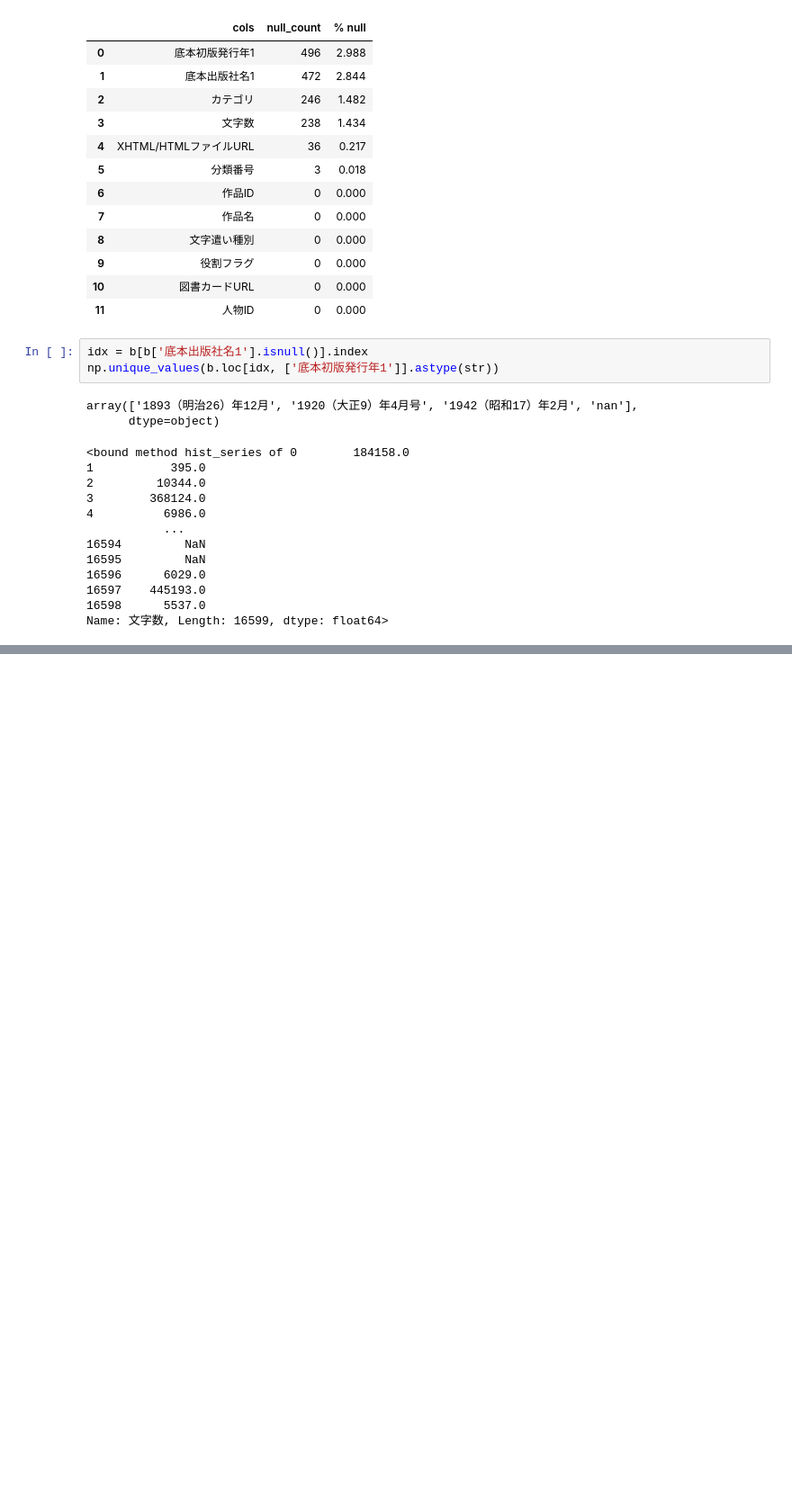
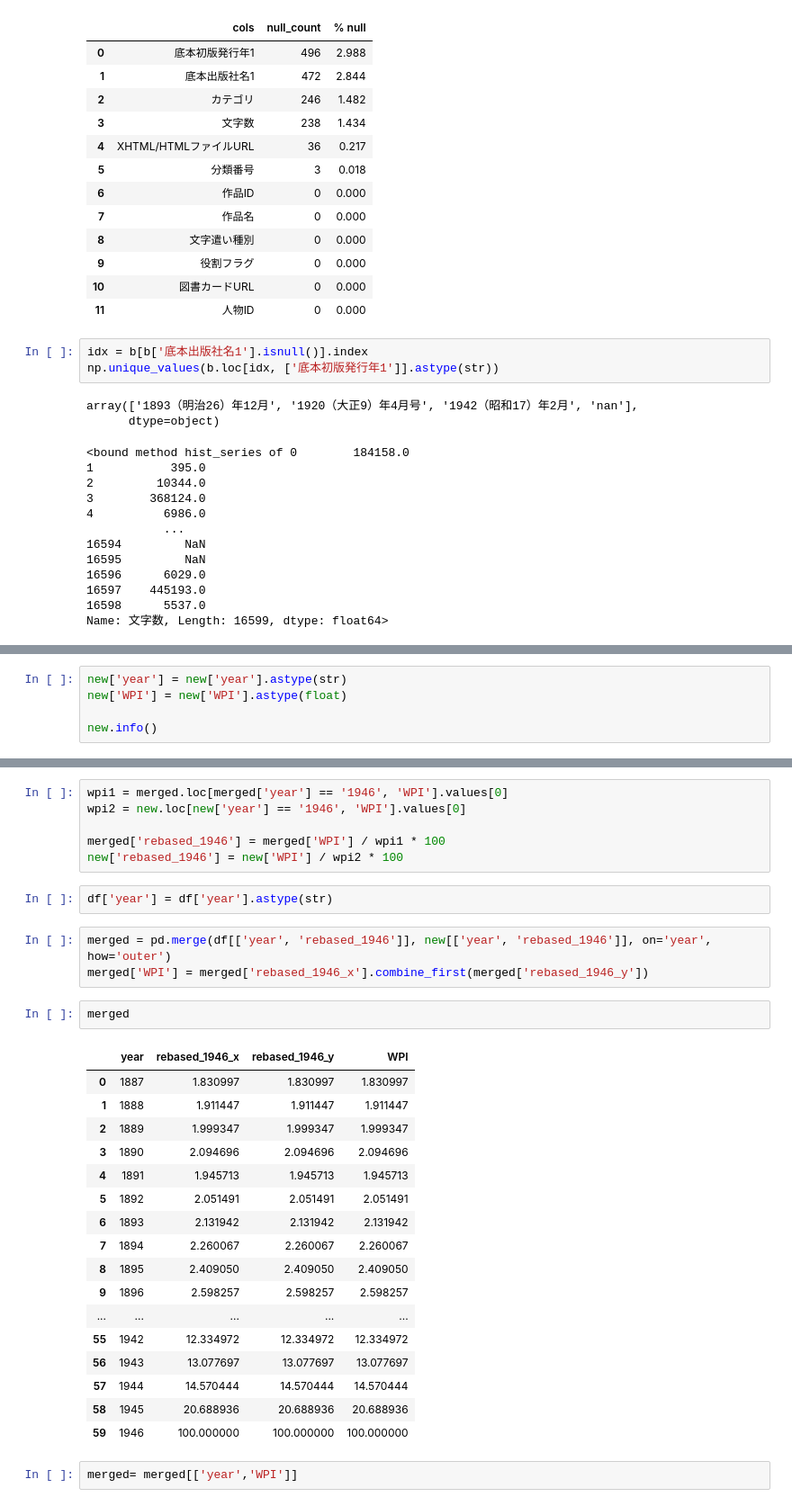
Before and after one commit to j-chowder/japanese_literature, a Jupyter notebook: make_sql.ipynb, the cells around one changed output, grey strips where cells are left out. Shown at 90% size. Drawn from its saved outputs; the diff is of its cells as text; blank space fills up the shorter version.

```diff
--- a/make_sql.ipynb
+++ b/make_sql.ipynb
@@ -1429,0 +1642,5 @@ Name: 文字数, Length: 16599, dtype: float64>
+# %%
+new['year'] = new['year'].astype(str)
+new['WPI'] = new['WPI'].astype(float)
+
+new.info()
@@ -1429,0 +1657,33 @@ Name: 文字数, Length: 16599, dtype: float64>
+# %%
+wpi1 = merged.loc[merged['year'] == '1946', 'WPI'].values[0]
+wpi2 = new.loc[new['year'] == '1946', 'WPI'].values[0]
+
+merged['rebased_1946'] = merged['WPI'] / wpi1 * 100
+new['rebased_1946'] = new['WPI'] / wpi2 * 100
+# %%
+df['year'] = df['year'].astype(str)
+# %%
+merged = pd.merge(df[['year', 'rebased_1946']], new[['year', 'rebased_1946']], on='year', how='outer')
+merged['WPI'] = merged['rebased_1946_x'].combine_first(merged['rebased_1946_y'])
+# %%
+merged
+# %% [output]
+|  | year | rebased_1946_x | rebased_1946_y | WPI |
+| 0 | 1887 | 1.830997 | 1.830997 | 1.830997 |
+| 1 | 1888 | 1.911447 | 1.911447 | 1.911447 |
+| 2 | 1889 | 1.999347 | 1.999347 | 1.999347 |
+| 3 | 1890 | 2.094696 | 2.094696 | 2.094696 |
+| 4 | 1891 | 1.945713 | 1.945713 | 1.945713 |
+| 5 | 1892 | 2.051491 | 2.051491 | 2.051491 |
+| 6 | 1893 | 2.131942 | 2.131942 | 2.131942 |
+| 7 | 1894 | 2.260067 | 2.260067 | 2.260067 |
+| 8 | 1895 | 2.409050 | 2.409050 | 2.409050 |
+| 9 | 1896 | 2.598257 | 2.598257 | 2.598257 |
+| ... | ... | ... | ... | ... |
+| 55 | 1942 | 12.334972 | 12.334972 | 12.334972 |
+| 56 | 1943 | 13.077697 | 13.077697 | 13.077697 |
+| 57 | 1944 | 14.570444 | 14.570444 | 14.570444 |
+| 58 | 1945 | 20.688936 | 20.688936 | 20.688936 |
+| 59 | 1946 | 100.000000 | 100.000000 | 100.000000 |
+# %%
+merged= merged[['year','WPI']]
```
Also changed, not shown: parts of 63 cells of this notebook, 4 other files.
